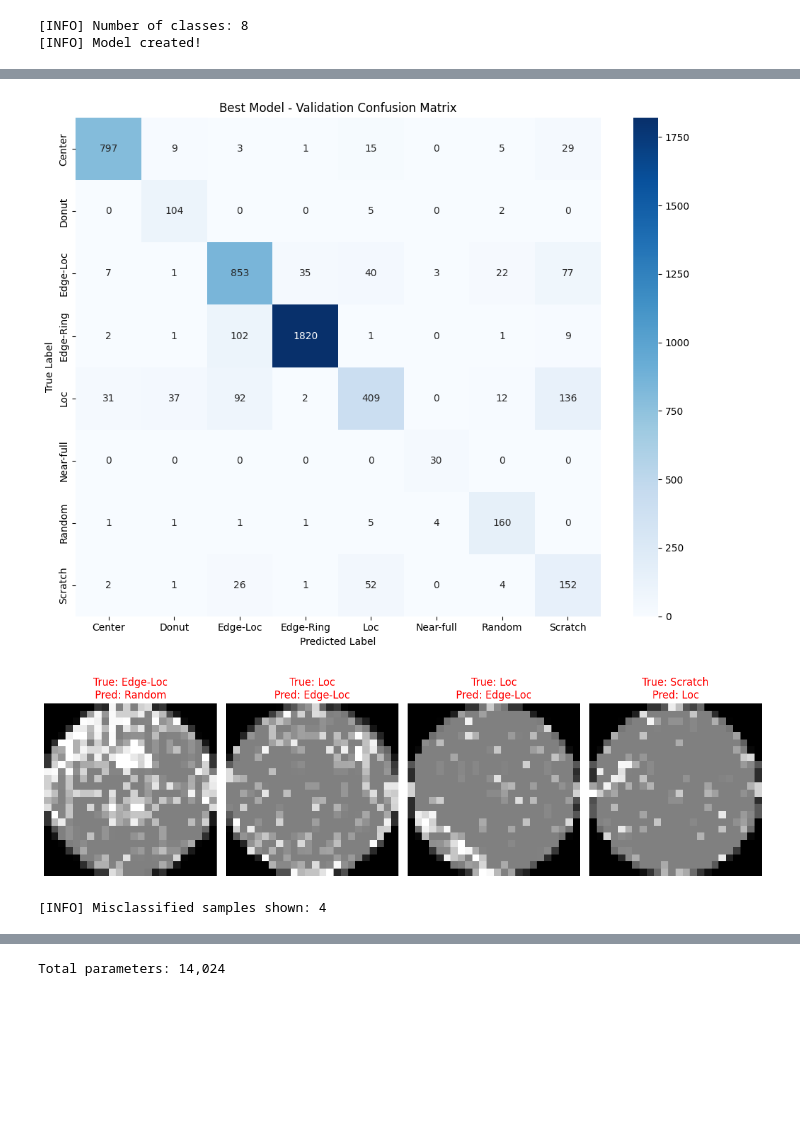
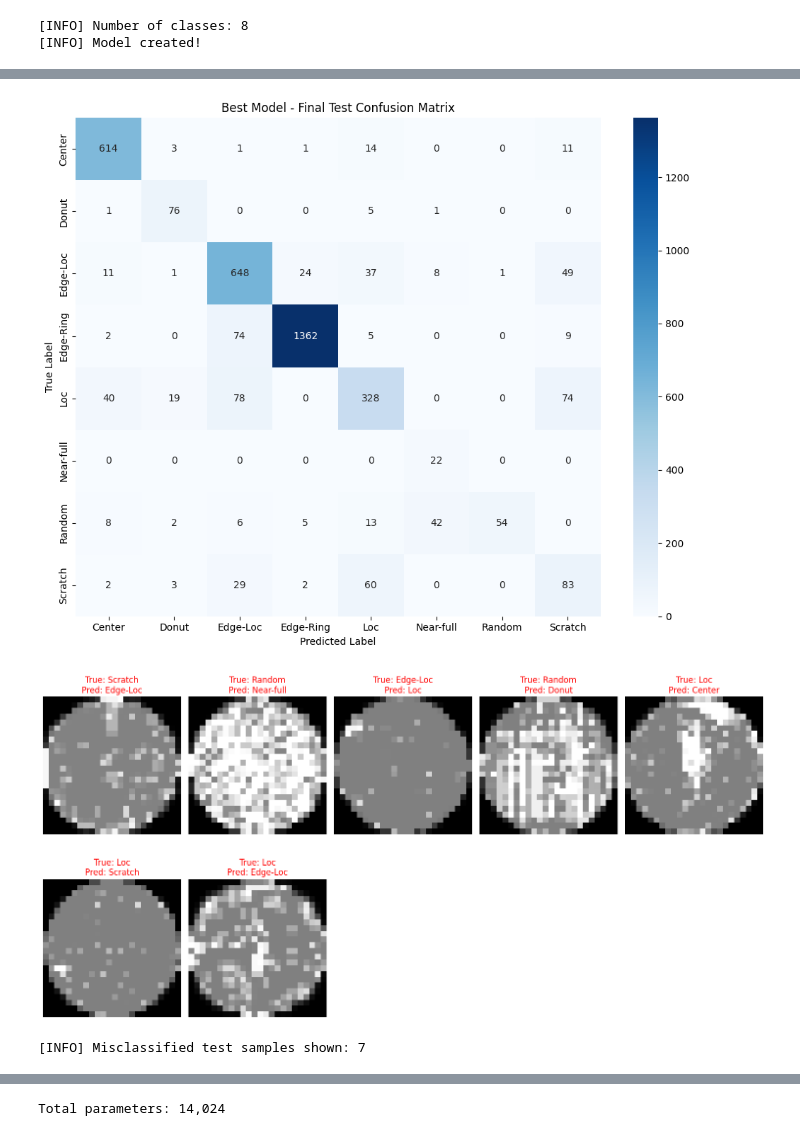
Before and after one commit to lucy980509/wafer-defect-classification, a Jupyter notebook: notebooks/Wafer_Defect_Classification.ipynb, the cells around one changed output, grey strips where cells are left out. Cells and saved outputs as stored; diff of their text form; code cells hidden in the pictures; blank space fills up the shorter version.

```diff
--- a/notebooks/Wafer_Defect_Classification.ipynb
+++ b/notebooks/Wafer_Defect_Classification.ipynb
@@ -469,7 +801,7 @@ def get_dataloader(
     )
 # %%
 # =========================================================
-# Create Train / Validation DataLoaders
+# Create Train / Validation / Test DataLoaders
 # =========================================================
 
 train_loader = get_dataloader(
@@ -484,8 +816,18 @@ val_loader = get_dataloader(
     shuffle=False
 )
 
+# Test set is used only for final evaluation
+test_loader = get_dataloader(
+    test_dataset,
+    batch_size=32,
+    shuffle=False
+)
+
+
 print("[INFO] DataLoaders created!")
-print(f"Train batches: {len(train_loader)}")
-print(f"Validation batches: {len(val_loader)}")
+
+print(f"Train batches      : {len(train_loader)}")
+print(f"Validation batches : {len(val_loader)}")
+print(f"Test batches       : {len(test_loader)}")
 # %% [output]
 [INFO] DataLoaders created!
@@ -1281,16 +1648,19 @@ import matplotlib.pyplot as plt
 import seaborn as sns
 from sklearn.metrics import confusion_matrix
 
+
 # =========================================================
-# Best Model Confusion Matrix
+# Best Model - Final Test Confusion Matrix
 # =========================================================
 
 cm = confusion_matrix(
-    all_targets,
-    all_preds
+    all_test_targets,
+    all_test_preds
 )
 
+
 plt.figure(figsize=(10, 8))
+
 
 sns.heatmap(
     cm,
@@ -1301,75 +1671,110 @@ sns.heatmap(
     yticklabels=label_encoder.classes_
 )
 
+
 plt.xlabel("Predicted Label")
 plt.ylabel("True Label")
-plt.title("Best Model - Validation Confusion Matrix")
+
+plt.title(
+    "Best Model - Final Test Confusion Matrix"
+)
+
 
 plt.tight_layout()
 plt.show()
 # %% [output]
-[figure, old version]
+[figure, new version]
 # %%
 import matplotlib.pyplot as plt
 import torch
 
+
 # =========================================================
-# Best Model - Misclassified Samples
+# Best Model - Misclassified Test Samples
 # =========================================================
 
 best_model.eval()
 
-images, labels = next(iter(val_loader))
+
+# Get one batch from the Test set
+images, labels = next(iter(test_loader))
+
 images_device = images.to(DEVICE)
 
+
+# =========================================================
+# Inference
+# =========================================================
+
 with torch.no_grad():
+
     outputs = best_model(images_device)
+
     _, preds = torch.max(outputs, 1)
 
-# Find misclassified samples
+
+# =========================================================
+# Find Misclassified Samples
+# =========================================================
+
 wrong_indices = [
-    i for i in range(len(labels))
+    i
+    for i in range(len(labels))
     if labels[i] != preds[i].cpu()
 ]
+
 
 # Show up to 10 samples
 wrong_indices = wrong_indices[:10]
 
+
+# =========================================================
+# Visualization
+# =========================================================
+
 plt.figure(figsize=(15, 8))
+
 
 for plot_idx, data_idx in enumerate(wrong_indices):
 
     plt.subplot(2, 5, plot_idx + 1)
+
 
     plt.imshow(
         images[data_idx].squeeze(),
         cmap='gray'
     )
 
+
     true_label = label_encoder.classes_[
         labels[data_idx].item()
     ]
 
+
     pred_label = label_encoder.classes_[
         preds[data_idx].item()
     ]
+
 
     plt.title(
         f"True: {true_label}\nPred: {pred_label}",
         color='red'
     )
 
+
     plt.axis('off')
+
 
 plt.tight_layout()
 plt.show()
 
+
 print(
-    f"[INFO] Misclassified samples shown: "
+    f"[INFO] Misclassified test samples shown: "
     f"{len(wrong_indices)}"
 )
 # %% [output]
-[figure, old version]
+[figure, new version]
-[INFO] Misclassified samples shown: 4
+[INFO] Misclassified test samples shown: 7
 # %%
 # =========================================================
```
Also changed, not shown: parts of 18 cells of this notebook.
